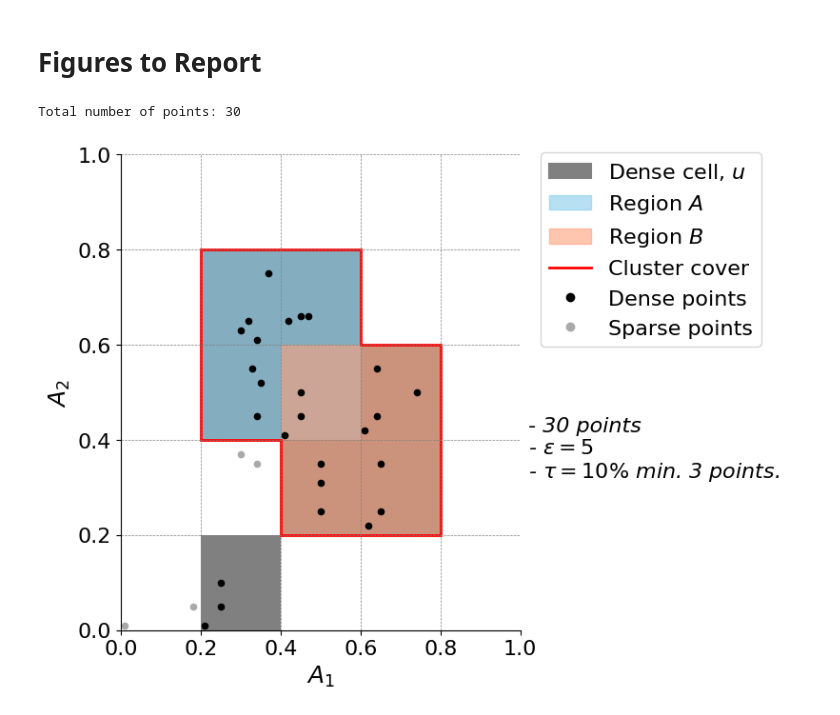
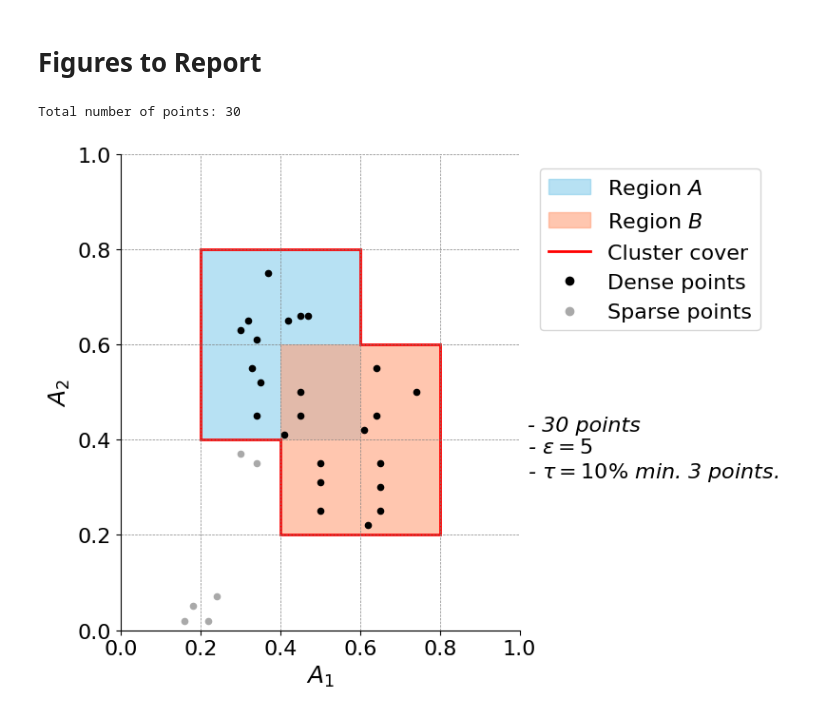
Before and after one commit to henrikdchristensen/SDU-Data-Mining-Exam, a Jupyter notebook: src/evaluation.ipynb, the cells around one changed output. Drawn from its saved outputs; the diff is of its cells as text; code cells hidden in the pictures.

```diff
--- a/src/evaluation.ipynb
+++ b/src/evaluation.ipynb
@@ -457,8 +457,7 @@ grid_size = 0.2
 bins = np.arange(0, 1.0 + grid_size, grid_size)
 
 # Define dense cells as a list of (x, y) grid coordinates
-dense_cells = [(0.2, 0.0),
-               (0.2, 0.4), (0.2, 0.6),
+dense_cells = [(0.2, 0.4), (0.2, 0.6),
                (0.4, 0.4), (0.4, 0.6),
                (0.4, 0.2), (0.4, 0.4),
                (0.6, 0.2), (0.6, 0.4)]
@@ -469,18 +468,18 @@ region_B = ((0.4, 0.2), 0.4)
 
 # Manually define dense- and sparse points in each cell
 points = {
-    (0.2, 0.0): {'coords': [(0.21, 0.01), (0.25, 0.05), (0.25, 0.1)], 'type': 'dense'},
     (0.2, 0.4): {'coords': [(0.34, 0.45), (0.35, 0.52), (0.33, 0.55)], 'type': 'dense'},
     (0.2, 0.6): {'coords': [(0.34, 0.61), (0.32, 0.65), (0.37, 0.75), (0.3, 0.63)], 'type': 'dense'},
     (0.4, 0.4): {'coords': [(0.41, 0.41), (0.43, 0.44), (0.42, 0.46)], 'type': 'dense'},
     (0.4, 0.6): {'coords': [(0.42, 0.65), (0.45, 0.66), (0.47, 0.66)], 'type': 'dense'},
     (0.4, 0.2): {'coords': [(0.5, 0.31), (0.5, 0.35), (0.5, 0.25)], 'type': 'dense'},
     (0.4, 0.4): {'coords': [(0.41, 0.41), (0.45, 0.45), (0.45, 0.50)], 'type': 'dense'},
-    (0.6, 0.2): {'coords': [(0.62, 0.22), (0.65, 0.25), (0.65, 0.35)], 'type': 'dense'},
+    (0.6, 0.2): {'coords': [(0.62, 0.22), (0.65, 0.25), (0.65, 0.30), (0.65, 0.35)], 'type': 'dense'},
     (0.6, 0.4): {'coords': [(0.61, 0.42), (0.64, 0.45), (0.64, 0.55), (0.74, 0.5)], 'type': 'dense'},
 }
 sparse_cells = {
-    (0.0, 0.0): {'coords': [(0.01, 0.01), (0.18, 0.05)], 'type': 'sparse'},
+    (0.0, 0.0): {'coords': [(0.16, 0.02), (0.18, 0.05)], 'type': 'sparse'},
+    (0.2, 0.0): {'coords': [(0.22, 0.02), (0.24, 0.07)], 'type': 'sparse'},
     (0.2, 0.2): {'coords': [(0.3, 0.37), (0.34, 0.35)], 'type': 'sparse'}
 }
 
@@ -497,11 +496,6 @@ for x in np.arange(0, 1.0 + grid_size, grid_size):
     ax.axvline(x, color='gray', linestyle='--', linewidth=0.5)
 for y in np.arange(0, 1.0 + grid_size, grid_size):
     ax.axhline(y, color='gray', linestyle='--', linewidth=0.5)
-
-# Highlight dense cells
-for cell in dense_cells:
-    dense_rect = patches.Rectangle(cell, grid_size, grid_size, facecolor='gray')
-    ax.add_patch(dense_rect)
 
 # Highlight Regions
 region_A_rect = patches.Rectangle(region_A[0], region_A[1], region_A[1], facecolor='skyblue', alpha=0.6)
@@ -534,36 +528,35 @@ ax.spines['top'].set_visible(False)
 ax.spines['right'].set_visible(False)
 
 # Create a legend outside the plot
-handles = [patches.Patch(color='gray', edgecolor='gray', linewidth=1.5, label='Dense cell, $u$'),
-           patches.Patch(color='skyblue', alpha=0.6, label='Region $A$'),
+handles = [patches.Patch(color='skyblue', alpha=0.6, label='Region $A$'),
            patches.Patch(color='lightsalmon', alpha=0.6, label='Region $B$'),
            plt.Line2D([0], [0], color='red', lw=2, linestyle='-', label='Cluster cover'),
            plt.Line2D([0], [0], color='black', lw=1.5, marker='o', linestyle='', label='Dense points'),
            plt.Line2D([0], [0], color='darkgray', lw=1.5, marker='o', linestyle='', label='Sparse points')]
 
 legend = ax.legend(handles=handles, loc='center left', bbox_to_anchor=(1.05, 0.8), fontsize=16, borderaxespad=0.)
 
 # Adjust the layout to accommodate the legend
 plt.subplots_adjust(right=0.7)
 
 # Add tau value as a threshold label
 density_threshold_percentage = 10
 tau_value = r'$\tau = {}\%$'.format(density_threshold_percentage)
 epsilon_value = r'$\varepsilon = 5$'
 ax.text(1.02, 0.45, f'- {total_points} points\n- {epsilon_value}\n- {tau_value} min. 3 points.',
         transform=ax.transAxes, fontsize=16, fontstyle='italic', va='top')
 
 # Tight layout
 plt.tight_layout()
 
 # Save plot
 plt.savefig(dir_to_save_plots + 'dense_cells_and_regions.png')
 
 # Show plot
 plt.show()
 # %% [output]
 Total number of points: 30
-[figure, old version]
+[figure, new version]
 # %%
 import matplotlib.pyplot as plt
 import numpy as np
```
Also changed, not shown: parts of 2 cells of this notebook, 16 other files.
